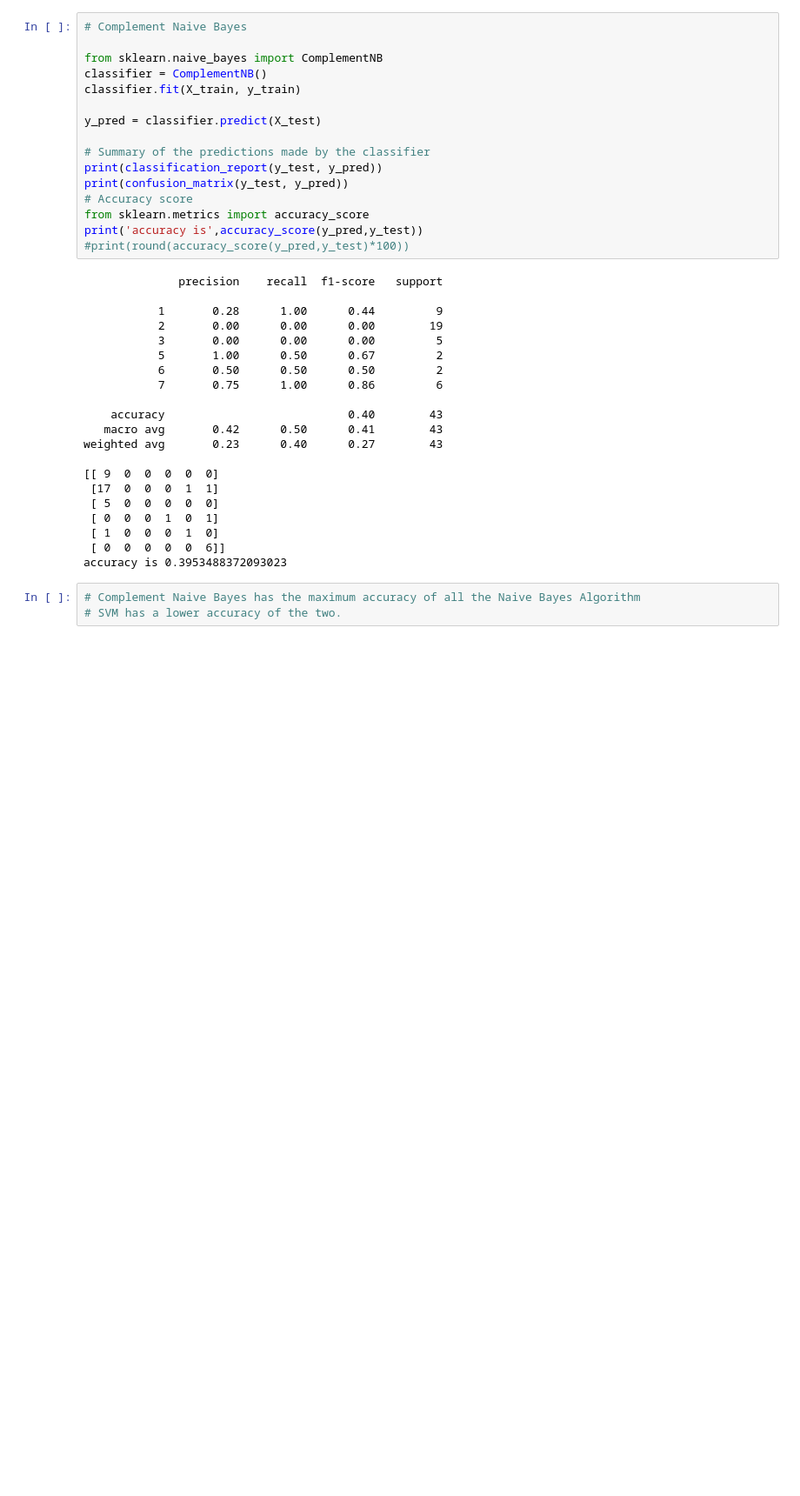
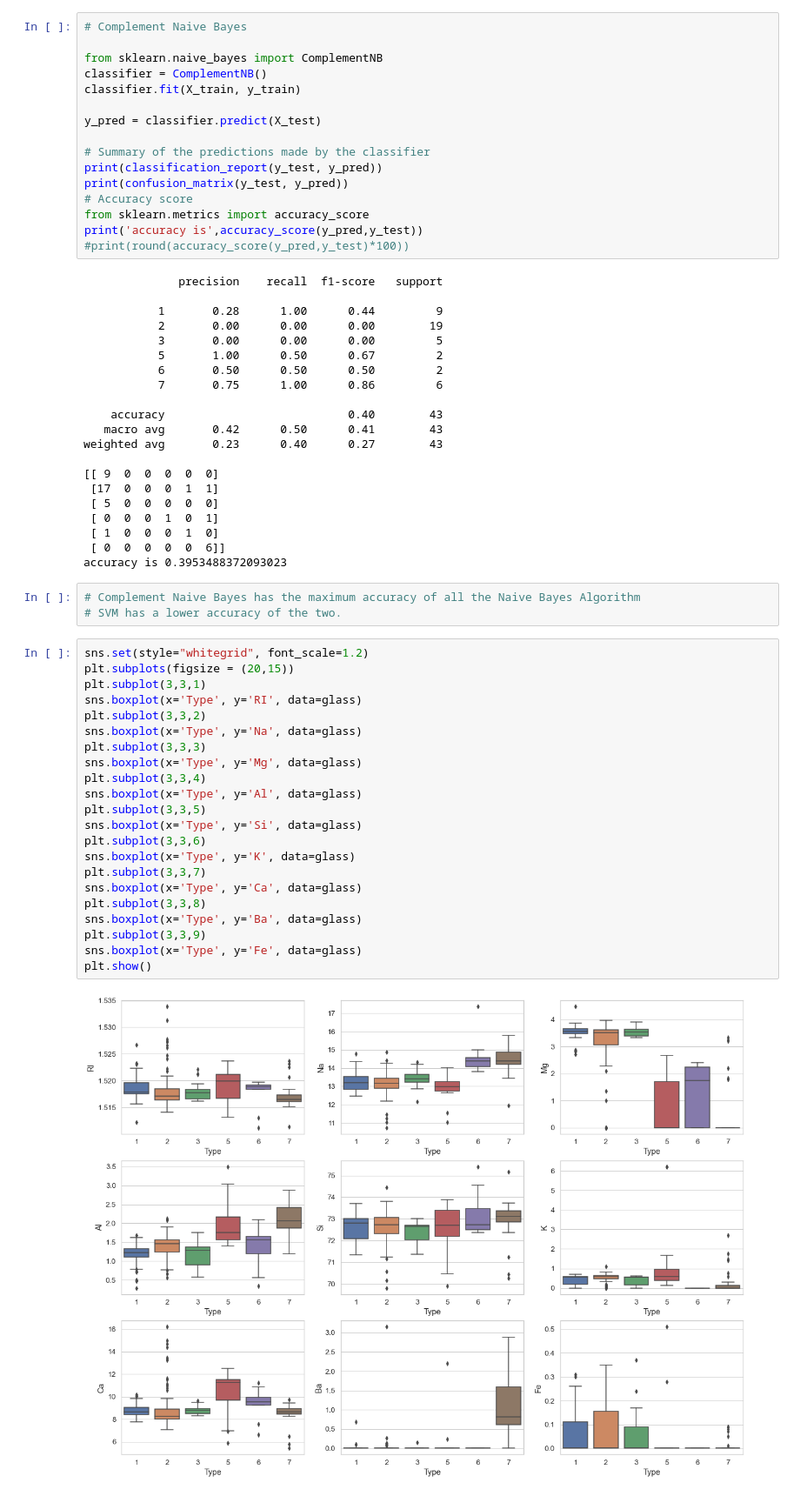
Before and after one commit to suhasdhar/Titanic_Machine_learning_Assignment2, a Jupyter notebook: Question2 .ipynb, the cells around one changed output. Shown at 87% size. Saved outputs shown, nothing was run; the diff lists cells and outputs as text; blank space fills up the shorter version.

```diff
--- a/Question2 .ipynb
+++ b/Question2 .ipynb
@@ -209,3 +211,27 @@ accuracy is 0.3953488372093023
 # %%
 # Complement Naive Bayes has the maximum accuracy of all the Naive Bayes Algorithm
 # SVM has a lower accuracy of the two.
+# %%
+sns.set(style="whitegrid", font_scale=1.2)
+plt.subplots(figsize = (20,15))
+plt.subplot(3,3,1)
+sns.boxplot(x='Type', y='RI', data=glass)
+plt.subplot(3,3,2)
+sns.boxplot(x='Type', y='Na', data=glass)
+plt.subplot(3,3,3)
+sns.boxplot(x='Type', y='Mg', data=glass)
+plt.subplot(3,3,4)
+sns.boxplot(x='Type', y='Al', data=glass)
+plt.subplot(3,3,5)
+sns.boxplot(x='Type', y='Si', data=glass)
+plt.subplot(3,3,6)
+sns.boxplot(x='Type', y='K', data=glass)
+plt.subplot(3,3,7)
+sns.boxplot(x='Type', y='Ca', data=glass)
+plt.subplot(3,3,8)
+sns.boxplot(x='Type', y='Ba', data=glass)
+plt.subplot(3,3,9)
+sns.boxplot(x='Type', y='Fe', data=glass)
+plt.show()
+# %% [output]
+[figure, added]
```
Also changed, not shown: parts of 2 cells of this notebook.
